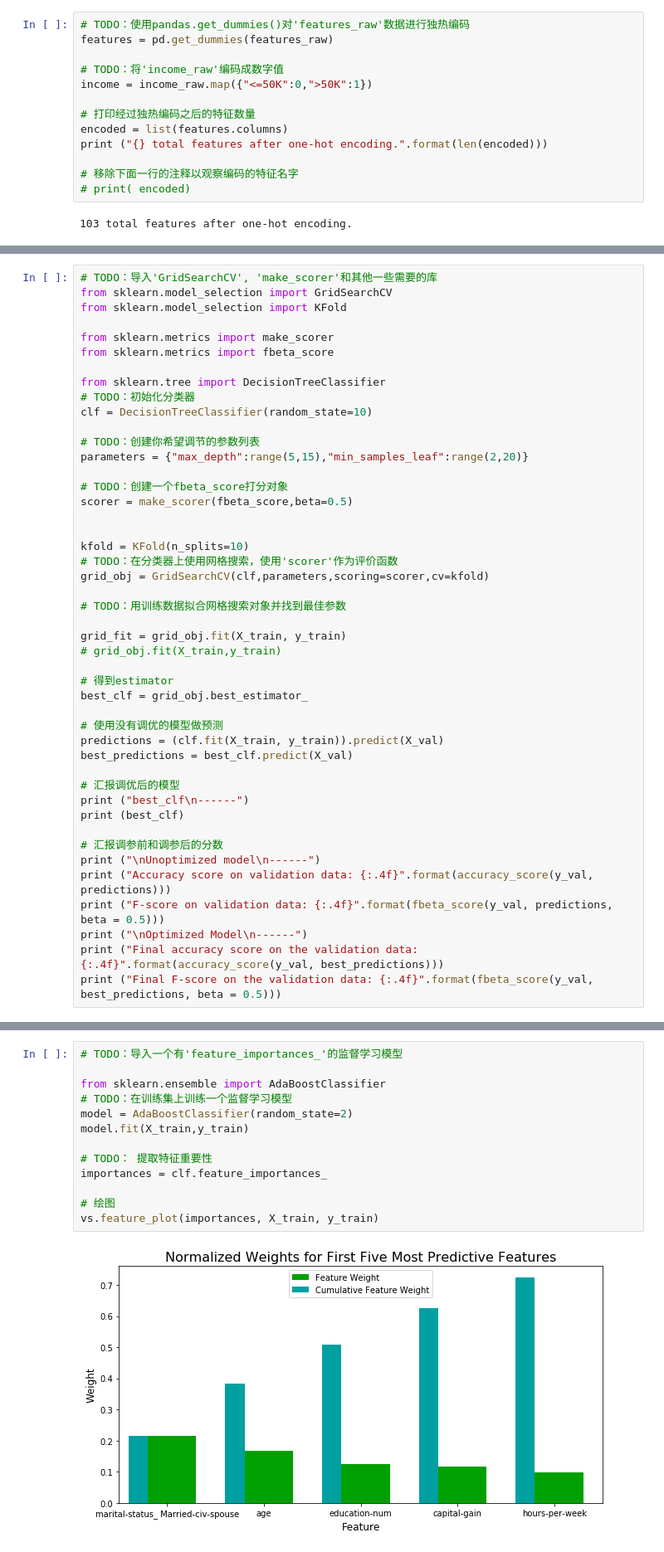
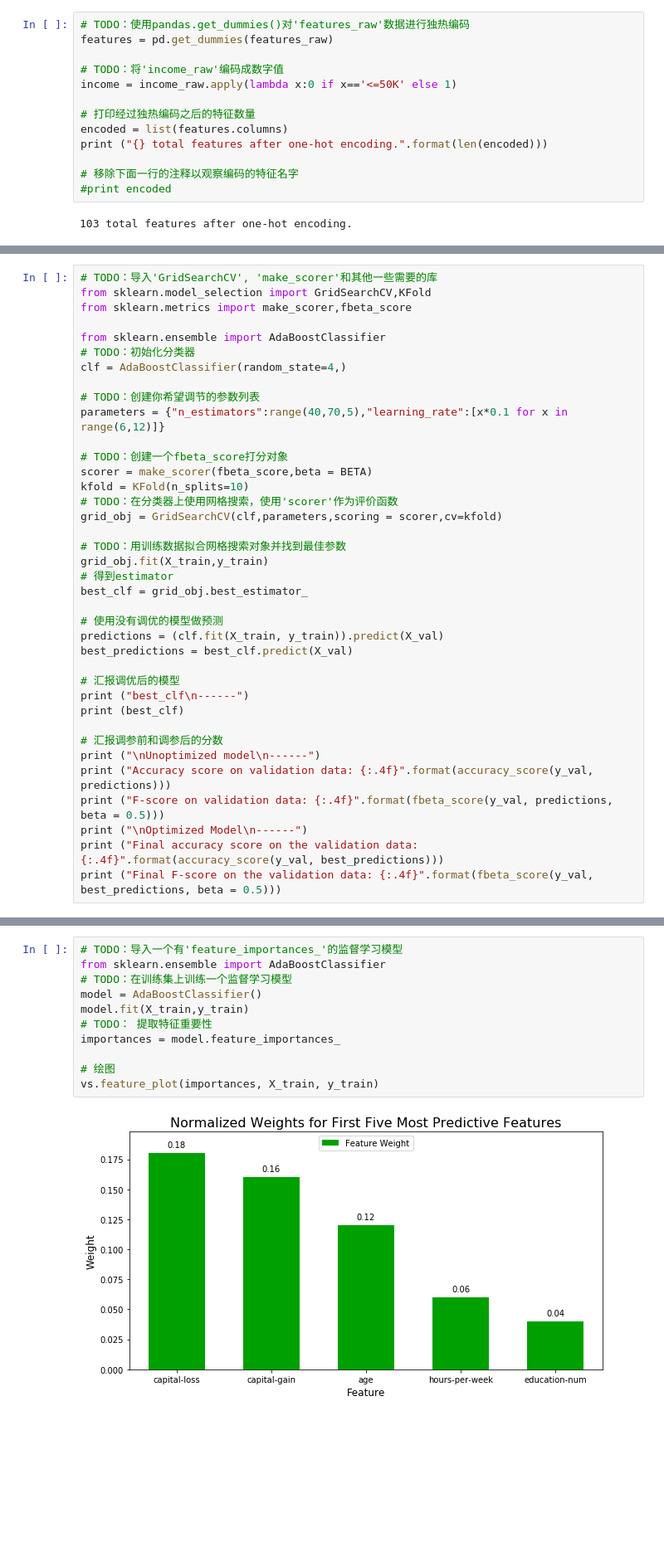
Before and after one commit to snhua/machine-learning-advance, a Jupyter notebook: finding_donors/finding_donors.ipynb, the cells around one changed output, grey strips where cells are left out. Shown: that part at 83% size. Saved outputs shown, nothing was run; the diff lists cells and outputs as text; blank space fills up the shorter version.

```diff
--- a/finding_donors/finding_donors.ipynb
+++ b/finding_donors/finding_donors.ipynb
@@ -146,14 +144,14 @@ display(features_raw.head(n = 1))
 features = pd.get_dummies(features_raw)
 
 # TODO：将'income_raw'编码成数字值
-income = income_raw.map({"<=50K":0,">50K":1})
+income = income_raw.apply(lambda x:0 if x=='<=50K' else 1)
 
 # 打印经过独热编码之后的特征数量
 encoded = list(features.columns)
 print ("{} total features after one-hot encoding.".format(len(encoded)))
 
 # 移除下面一行的注释以观察编码的特征名字
-# print( encoded)
+#print encoded
 # %% [output]
 103 total features after one-hot encoding.
 # %% [markdown]
@@ -503,32 +499,24 @@ DecisionTreeClassifier trained on 28941 samples.
 **注意：** 取决于你选择的参数列表，下面实现的代码可能需要花一些时间运行！
 # %%
 # TODO：导入'GridSearchCV', 'make_scorer'和其他一些需要的库
-from sklearn.model_selection import GridSearchCV
-from sklearn.model_selection import KFold
+from sklearn.model_selection import GridSearchCV,KFold
+from sklearn.metrics import make_scorer,fbeta_score
 
-from sklearn.metrics import make_scorer
-from sklearn.metrics import fbeta_score
-
-from sklearn.tree import DecisionTreeClassifier
+from sklearn.ensemble import AdaBoostClassifier
 # TODO：初始化分类器
-clf = DecisionTreeClassifier(random_state=10)
+clf = AdaBoostClassifier(random_state=4,)
 
 # TODO：创建你希望调节的参数列表
-parameters = {"max_depth":range(5,15),"min_samples_leaf":range(2,20)}
+parameters = {"n_estimators":range(40,70,5),"learning_rate":[x*0.1 for x in range(6,12)]}
 
 # TODO：创建一个fbeta_score打分对象
-scorer = make_scorer(fbeta_score,beta=0.5)
-
-
+scorer = make_scorer(fbeta_score,beta = BETA)
 kfold = KFold(n_splits=10)
 # TODO：在分类器上使用网格搜索，使用'scorer'作为评价函数
-grid_obj = GridSearchCV(clf,parameters,scoring=scorer,cv=kfold)
+grid_obj = GridSearchCV(clf,parameters,scoring = scorer,cv=kfold)
 
 # TODO：用训练数据拟合网格搜索对象并找到最佳参数
-
-grid_fit = grid_obj.fit(X_train, y_train)
-# grid_obj.fit(X_train,y_train)
-
+grid_obj.fit(X_train,y_train)
 # 得到estimator
 best_clf = grid_obj.best_estimator_
 
@@ -610,19 +596,17 @@ _在这十三个记录中，你认为哪五个特征对于预测是最重要的
  - 使用模型中的 `'feature_importances_'`提取特征的重要性。
 # %%
 # TODO：导入一个有'feature_importances_'的监督学习模型
-
 from sklearn.ensemble import AdaBoostClassifier
 # TODO：在训练集上训练一个监督学习模型
-model = AdaBoostClassifier(random_state=2)
+model = AdaBoostClassifier()
 model.fit(X_train,y_train)
-
 # TODO： 提取特征重要性
-importances = clf.feature_importances_
+importances = model.feature_importances_
 
 # 绘图
 vs.feature_plot(importances, X_train, y_train)
 # %% [output]
-[figure, old version]
+[figure, new version]
 # %% [markdown]
 ### 问题 7 - 提取特征重要性
 观察上面创建的展示五个用于预测被调查者年收入是否大于\$50,000最相关的特征的可视化图像。
```
Also changed, not shown: parts of 16 cells of this notebook, 6 other files.
